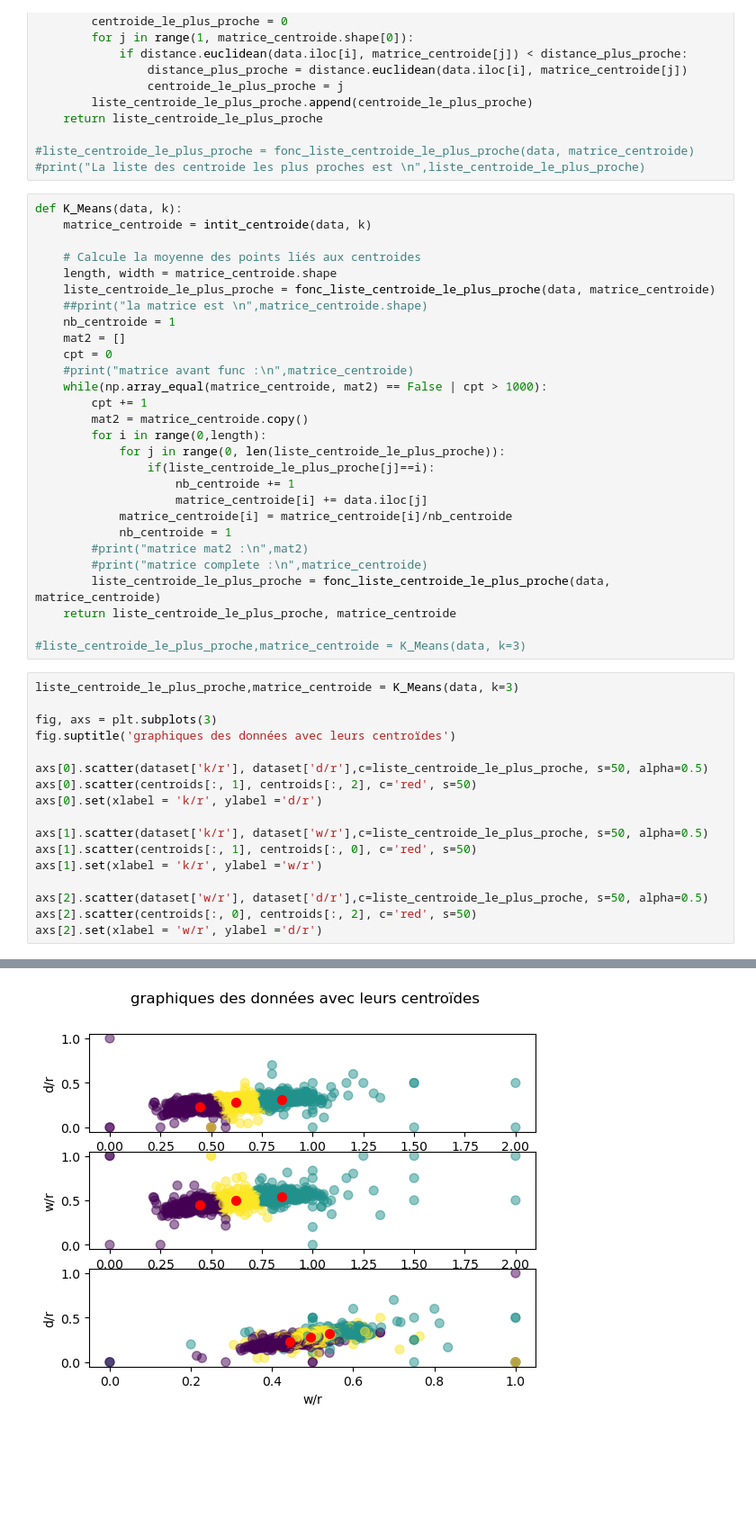
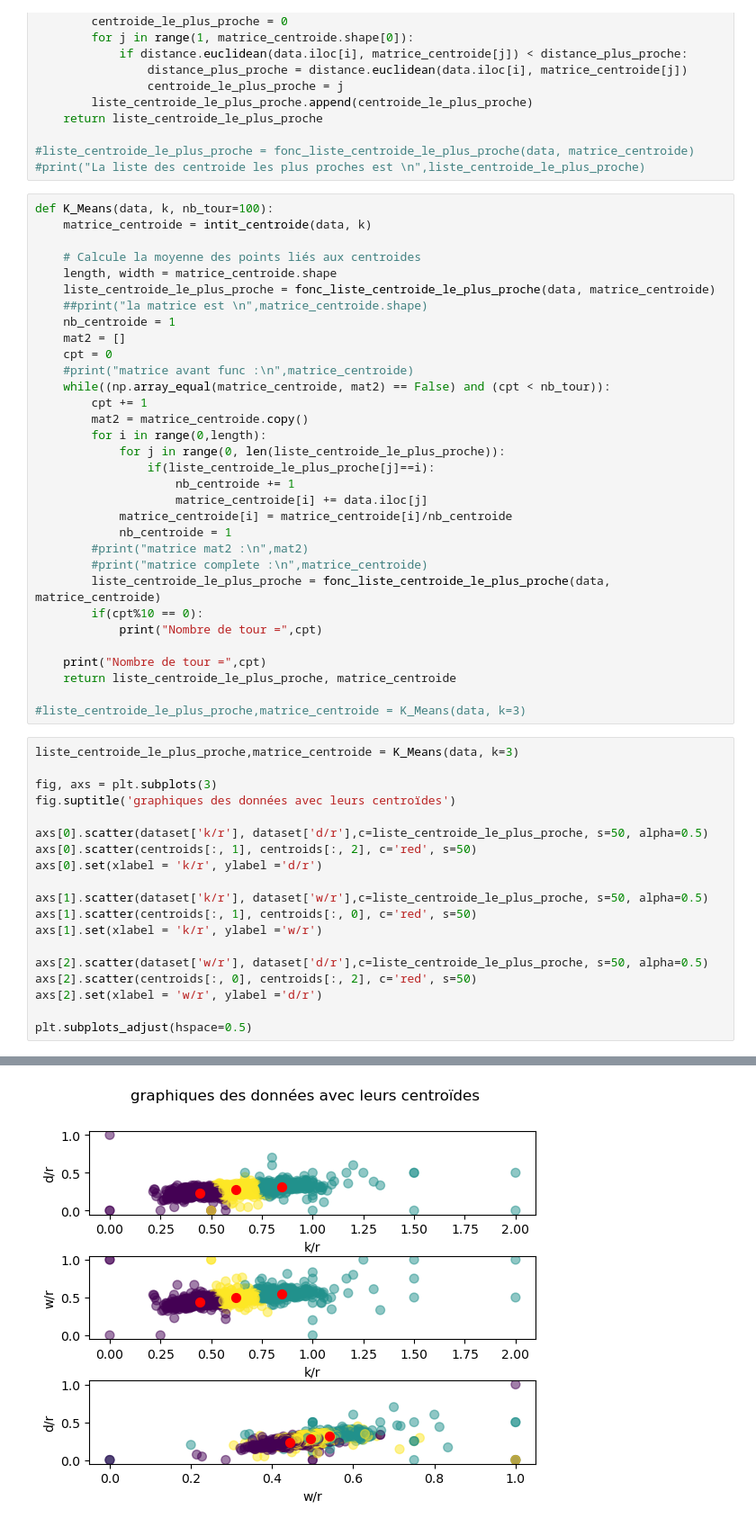
Before and after one commit to Alexis-42/ProjetMcM1, a Jupyter notebook: KMEANS.ipynb, the cells around one changed output, grey strips where cells are left out. Shown: that part at 90% size. Saved outputs shown, nothing was run; the diff lists cells and outputs as text; blank space fills up the shorter version.

```diff
--- a/KMEANS.ipynb
+++ b/KMEANS.ipynb
@@ -362,7 +356,7 @@ def fonc_liste_centroide_le_plus_proche(data, matrice_centroide):
 #liste_centroide_le_plus_proche = fonc_liste_centroide_le_plus_proche(data, matrice_centroide)
 #print("La liste des centroide les plus proches est \n",liste_centroide_le_plus_proche)
 # %%
-def K_Means(data, k):
+def K_Means(data, k, nb_tour=100):
     matrice_centroide = intit_centroide(data, k)
 
     # Calcule la moyenne des points liés aux centroides
@@ -373,7 +367,7 @@ def K_Means(data, k):
     mat2 = []
     cpt = 0
     #print("matrice avant func :\n",matrice_centroide)
-    while(np.array_equal(matrice_centroide, mat2) == False | cpt > 1000):
+    while((np.array_equal(matrice_centroide, mat2) == False) and (cpt < nb_tour)):
         cpt += 1
         mat2 = matrice_centroide.copy()
         for i in range(0,length):
@@ -386,6 +380,10 @@ def K_Means(data, k):
         #print("matrice mat2 :\n",mat2)
         #print("matrice complete :\n",matrice_centroide)
         liste_centroide_le_plus_proche = fonc_liste_centroide_le_plus_proche(data, matrice_centroide)
+        if(cpt%10 == 0):
+            print("Nombre de tour =",cpt)
+
+    print("Nombre de tour =",cpt)
     return liste_centroide_le_plus_proche, matrice_centroide
 
 #liste_centroide_le_plus_proche,matrice_centroide = K_Means(data, k=3)
@@ -406,4 +404,6 @@ axs[1].set(xlabel = 'k/r', ylabel ='w/r')
 axs[2].scatter(dataset['w/r'], dataset['d/r'],c=liste_centroide_le_plus_proche, s=50, alpha=0.5)
 axs[2].scatter(centroids[:, 0], centroids[:, 2], c='red', s=50)
 axs[2].set(xlabel = 'w/r', ylabel ='d/r')
+
+plt.subplots_adjust(hspace=0.5)
 # %% [output]
@@ -411,4 +411,4 @@ axs[2].set(xlabel = 'w/r', ylabel ='d/r')
-[figure, old version]
+[figure, new version]
 # %%
 #calcul de l'inertie
 def calculate_inertia(data, k):
```
Also changed, not shown: parts of 7 cells of this notebook.
